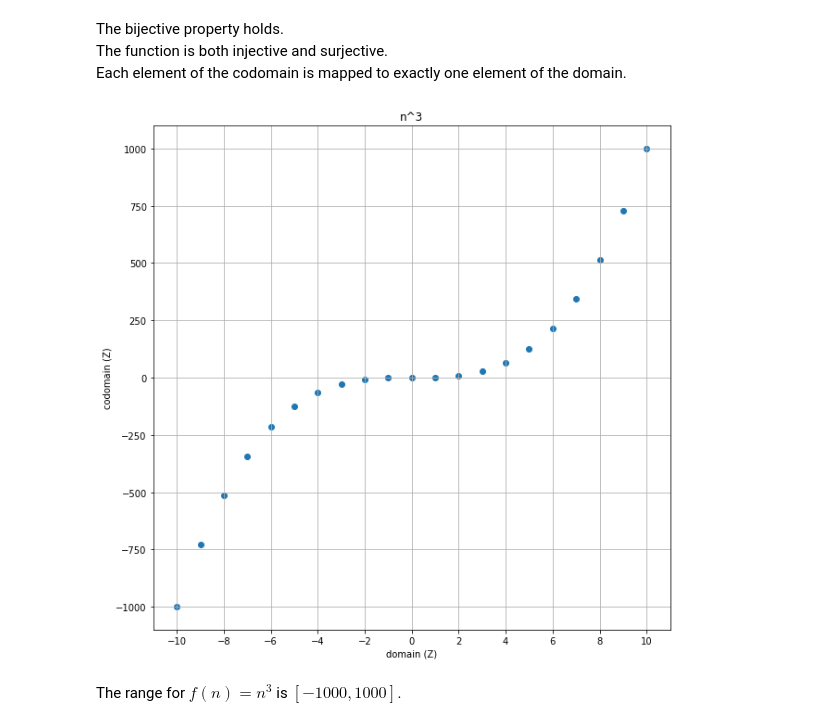
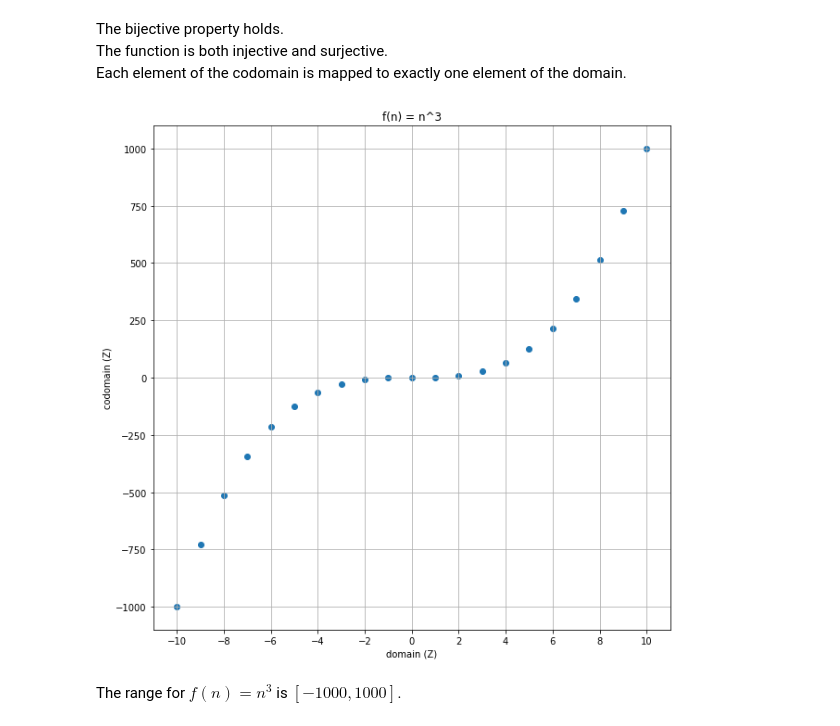
Before and after one commit to kegedy/EE502P, a Jupyter notebook: hw/kevin/HW02.ipynb, the cells around one changed output. Drawn from its saved outputs; the diff is of its cells as text; code cells hidden in the pictures.

```diff
--- a/hw/kevin/HW02.ipynb
+++ b/hw/kevin/HW02.ipynb
@@ -237,19 +237,19 @@ Each element of the codomain is mapped to exactly one element of the domain.
 # %%
 # Define subdomain and function
 n = np.arange(-10,11)
 f1 = lambda n: n**3
 
 # Plot
 ax,fig = plt.subplots(1,figsize=(10,10))
 plt.scatter(n,f1(n))
 plt.grid(True)
 plt.xticks(np.arange(-10,11,2))
 plt.xlabel('domain (Z)')
 plt.ylabel('codomain (Z)')
-plt.title('n^3')
+plt.title('f(n) = n^3')
 plt.show()
 # %% [output]
-[figure, old version]
+[figure, new version]
 # %%
 #for x in np.arange(-10,11):
 #    print(x,f1(x))
```
Also changed, not shown: parts of 3 cells of this notebook.
